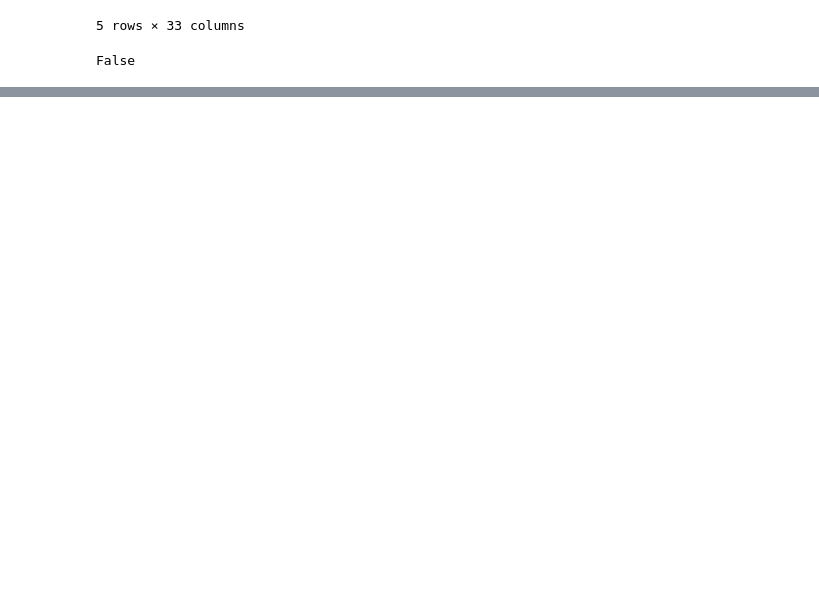
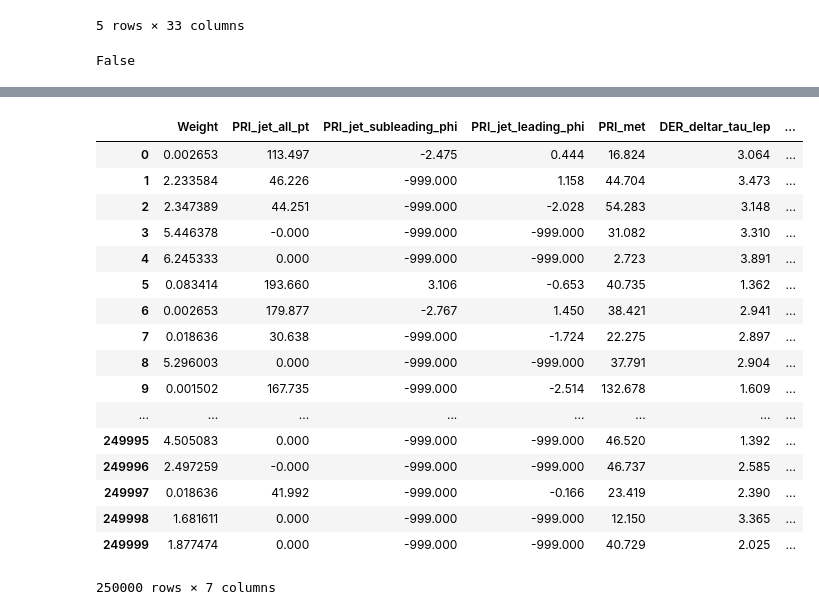
Before and after one commit to padipadou/higgs_challenge, a Jupyter notebook: Descriptive analysis.ipynb, the cells around one changed output, grey strips where cells are left out. Cells and saved outputs as stored; diff of their text form; code cells hidden in the pictures; blank space fills up the shorter version.

```diff
--- a/Descriptive analysis.ipynb
+++ b/Descriptive analysis.ipynb
@@ -83,0 +89,54 @@ ModuleNotFoundError: No module named 'seaborn'
+# %%
+from sklearn.linear_model import LogisticRegression
+from sklearn.naive_bayes import GaussianNB
+from sklearn.discriminant_analysis import LinearDiscriminantAnalysis
+from sklearn.pipeline import Pipeline
+from sklearn.metrics import roc_curve, auc, accuracy_score, confusion_matrix
+from sklearn.model_selection import StratifiedKFold
+from sklearn.feature_selection import SelectKBest
+from sklearn.feature_selection import f_regression
+
+
+anova_filter = SelectKBest(f_regression, k=5)
+
+model = LogisticRegression(C=1e5)
+#model = LinearDiscriminantAnalysis()
+#model = GaussianNB()
+
+pipeline = Pipeline([
+    # for example feature selection
+    ('select_features', anova_filter),
+    ('model', model)
+])
+
+
+cv = StratifiedKFold(n_splits=10, shuffle=True)
+accuracies = []
+confusion_mat = []
+
+# choose only certain columns/feature
+# use maybe >>> from sklearn.feature_selection import SelectKBest
+X = data.filter(['Weight', 'PRI_jet_all_pt', 'PRI_jet_subleading_phi',
+                 'PRI_jet_leading_phi', 'PRI_met',
+                 'DER_deltar_tau_lep', 'DER_met_phi_centrality'], axis=1)
+y = data.Label
+X
+# %% [output]
+|  | Weight | PRI_jet_all_pt | PRI_jet_subleading_phi | PRI_jet_leading_phi | PRI_met | DER_deltar_tau_lep | ... |
+| 0 | 0.002653 | 113.497 | -2.475 | 0.444 | 16.824 | 3.064 | ... |
+| 1 | 2.233584 | 46.226 | -999.000 | 1.158 | 44.704 | 3.473 | ... |
+| 2 | 2.347389 | 44.251 | -999.000 | -2.028 | 54.283 | 3.148 | ... |
+| 3 | 5.446378 | -0.000 | -999.000 | -999.000 | 31.082 | 3.310 | ... |
+| 4 | 6.245333 | 0.000 | -999.000 | -999.000 | 2.723 | 3.891 | ... |
+| 5 | 0.083414 | 193.660 | 3.106 | -0.653 | 40.735 | 1.362 | ... |
+| 6 | 0.002653 | 179.877 | -2.767 | 1.450 | 38.421 | 2.941 | ... |
+| 7 | 0.018636 | 30.638 | -999.000 | -1.724 | 22.275 | 2.897 | ... |
+| 8 | 5.296003 | 0.000 | -999.000 | -999.000 | 37.791 | 2.904 | ... |
+| 9 | 0.001502 | 167.735 | -999.000 | -2.514 | 132.678 | 1.609 | ... |
+| ... | ... | ... | ... | ... | ... | ... | ... |
+| 249995 | 4.505083 | 0.000 | -999.000 | -999.000 | 46.520 | 1.392 | ... |
+| 249996 | 2.497259 | -0.000 | -999.000 | -999.000 | 46.737 | 2.585 | ... |
+| 249997 | 0.018636 | 41.992 | -999.000 | -0.166 | 23.419 | 2.390 | ... |
+| 249998 | 1.681611 | 0.000 | -999.000 | -999.000 | 12.150 | 3.365 | ... |
+| 249999 | 1.877474 | 0.000 | -999.000 | -999.000 | 40.729 | 2.025 | ... |
+250000 rows × 7 columns
```
Also changed, not shown: parts of 3 cells of this notebook.
